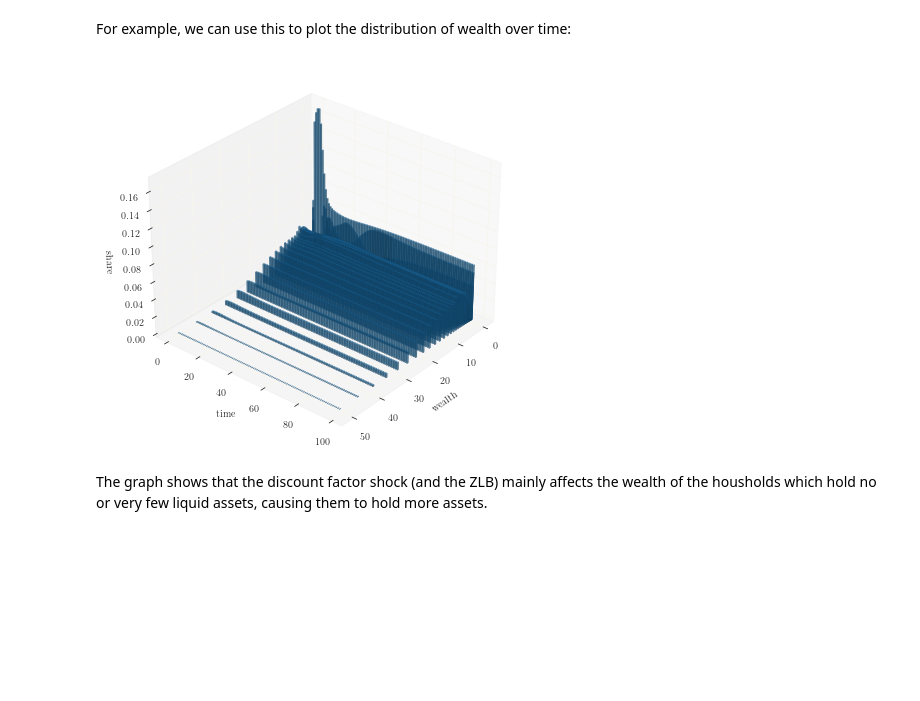
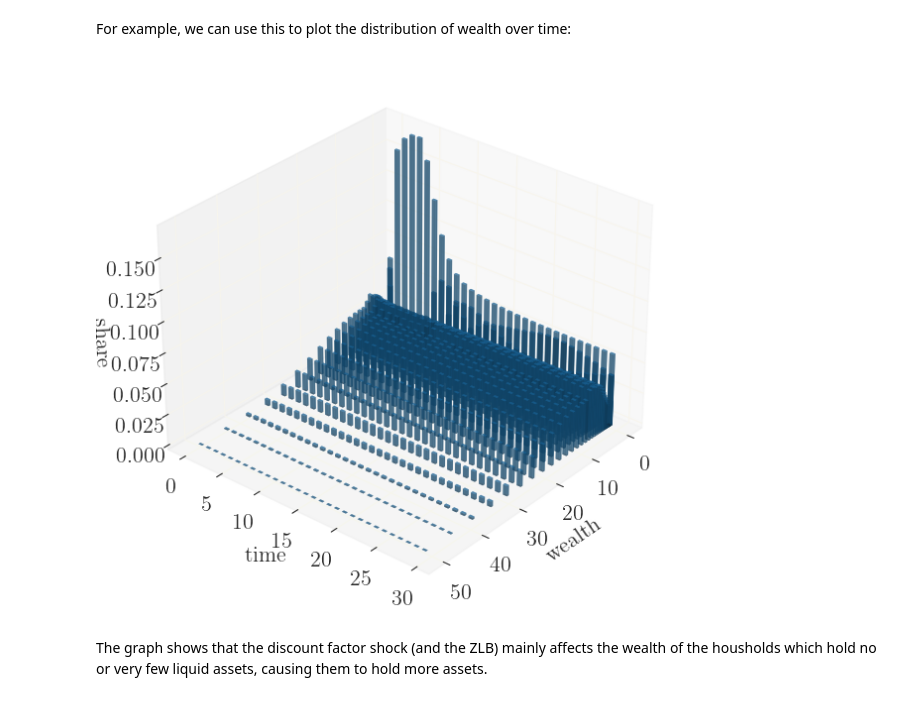
Before and after one commit to gboehl/econpizza, a Jupyter notebook: docs/tutorial.ipynb, the cells around one changed output. Cells and saved outputs as stored; diff of their text form; code cells hidden in the pictures; blank space fills up the shorter version.

```diff
--- a/docs/tutorial.ipynb
+++ b/docs/tutorial.ipynb
@@ -218,16 +218,16 @@ For example, we can use this to plot the distribution of wealth over time:
 # %%
 dist = het_vars['dist']
 a_grid = hank1['context']['a_grid']
 # plot
-ax, _ = grbar3d(dist.sum(0), xedges=a_grid, yedges=jnp.arange(dist.shape[-1]), figsize=(9,7), depth=.5, width=.5, alpha=.5)
+ax, _ = grbar3d(dist[...,:30].sum(0), xedges=a_grid, yedges=jnp.arange(30), figsize=(9,7), depth=.5, width=.5, alpha=.5)
 # set axis labels
 ax.set_xlabel('wealth')
 ax.set_ylabel('time')
 ax.set_zlabel('share')
 # rotate
 ax.view_init(azim=40)
 # %% [output]
-[figure, old version]
+[figure, new version]
 # %% [markdown]
 The graph shows that the discount factor shock (and the ZLB) mainly affects the wealth of the housholds which hold no or very few liquid assets, causing them to hold more assets.
 # %% [markdown]
```
Also changed, not shown: parts of 10 cells of this notebook.
